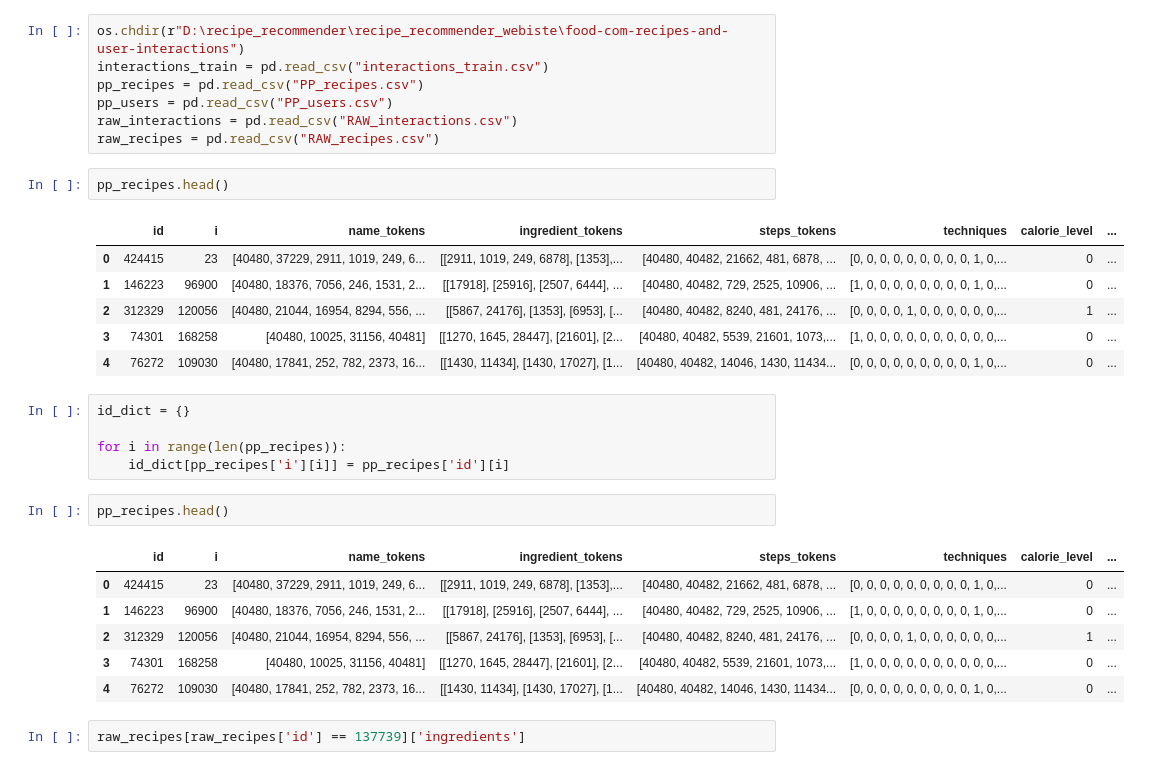
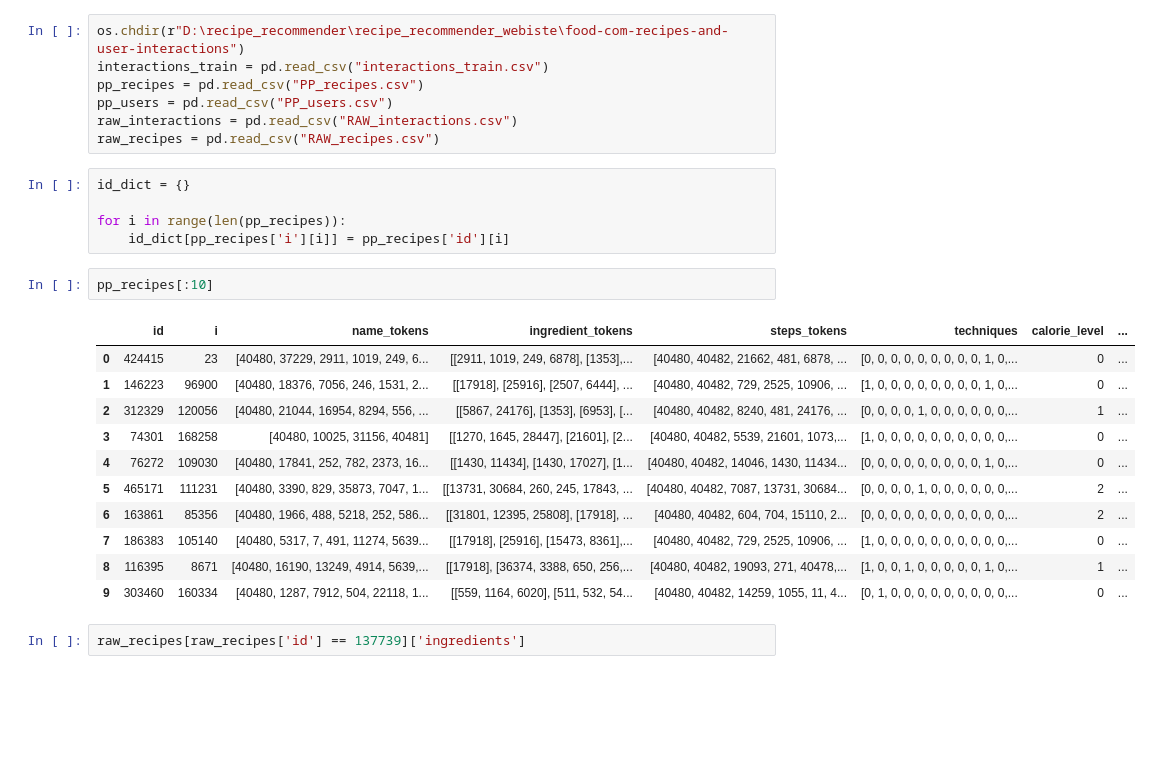
Before and after one commit to robertturro/Recipe-Recommender, a Jupyter notebook: data_preprocessing.ipynb, the cells around one changed output. Drawn from its saved outputs; the diff is of its cells as text; blank space fills up the shorter version.

```diff
--- a/data_preprocessing.ipynb
+++ b/data_preprocessing.ipynb
@@ -26,29 +27,25 @@ pp_recipes = pd.read_csv("PP_recipes.csv")
 pp_users = pd.read_csv("PP_users.csv")
 raw_interactions = pd.read_csv("RAW_interactions.csv")
 raw_recipes = pd.read_csv("RAW_recipes.csv")
-# %%
-pp_recipes.head()
-# %% [output]
-|  | id | i | name_tokens | ingredient_tokens | steps_tokens | techniques | calorie_level | ... |
-| 0 | 424415 | 23 | [40480, 37229, 2911, 1019, 249, 6... | [[2911, 1019, 249, 6878], [1353],... | [40480, 40482, 21662, 481, 6878, ... | [0, 0, 0, 0, 0, 0, 0, 0, 0, 1, 0,... | 0 | ... |
-| 1 | 146223 | 96900 | [40480, 18376, 7056, 246, 1531, 2... | [[17918], [25916], [2507, 6444], ... | [40480, 40482, 729, 2525, 10906, ... | [1, 0, 0, 0, 0, 0, 0, 0, 0, 1, 0,... | 0 | ... |
-| 2 | 312329 | 120056 | [40480, 21044, 16954, 8294, 556, ... | [[5867, 24176], [1353], [6953], [... | [40480, 40482, 8240, 481, 24176, ... | [0, 0, 0, 0, 1, 0, 0, 0, 0, 0, 0,... | 1 | ... |
-| 3 | 74301 | 168258 | [40480, 10025, 31156, 40481] | [[1270, 1645, 28447], [21601], [2... | [40480, 40482, 5539, 21601, 1073,... | [1, 0, 0, 0, 0, 0, 0, 0, 0, 0, 0,... | 0 | ... |
-| 4 | 76272 | 109030 | [40480, 17841, 252, 782, 2373, 16... | [[1430, 11434], [1430, 17027], [1... | [40480, 40482, 14046, 1430, 11434... | [0, 0, 0, 0, 0, 0, 0, 0, 0, 1, 0,... | 0 | ... |
 # %%
 id_dict = {}
 
 for i in range(len(pp_recipes)):
     id_dict[pp_recipes['i'][i]] = pp_recipes['id'][i]
 # %%
-pp_recipes.head()
+pp_recipes[:10]
 # %% [output]
 |  | id | i | name_tokens | ingredient_tokens | steps_tokens | techniques | calorie_level | ... |
 | 0 | 424415 | 23 | [40480, 37229, 2911, 1019, 249, 6... | [[2911, 1019, 249, 6878], [1353],... | [40480, 40482, 21662, 481, 6878, ... | [0, 0, 0, 0, 0, 0, 0, 0, 0, 1, 0,... | 0 | ... |
 | 1 | 146223 | 96900 | [40480, 18376, 7056, 246, 1531, 2... | [[17918], [25916], [2507, 6444], ... | [40480, 40482, 729, 2525, 10906, ... | [1, 0, 0, 0, 0, 0, 0, 0, 0, 1, 0,... | 0 | ... |
 | 2 | 312329 | 120056 | [40480, 21044, 16954, 8294, 556, ... | [[5867, 24176], [1353], [6953], [... | [40480, 40482, 8240, 481, 24176, ... | [0, 0, 0, 0, 1, 0, 0, 0, 0, 0, 0,... | 1 | ... |
 | 3 | 74301 | 168258 | [40480, 10025, 31156, 40481] | [[1270, 1645, 28447], [21601], [2... | [40480, 40482, 5539, 21601, 1073,... | [1, 0, 0, 0, 0, 0, 0, 0, 0, 0, 0,... | 0 | ... |
 | 4 | 76272 | 109030 | [40480, 17841, 252, 782, 2373, 16... | [[1430, 11434], [1430, 17027], [1... | [40480, 40482, 14046, 1430, 11434... | [0, 0, 0, 0, 0, 0, 0, 0, 0, 1, 0,... | 0 | ... |
+| 5 | 465171 | 111231 | [40480, 3390, 829, 35873, 7047, 1... | [[13731, 30684, 260, 245, 17843, ... | [40480, 40482, 7087, 13731, 30684... | [0, 0, 0, 0, 1, 0, 0, 0, 0, 0, 0,... | 2 | ... |
+| 6 | 163861 | 85356 | [40480, 1966, 488, 5218, 252, 586... | [[31801, 12395, 25808], [17918], ... | [40480, 40482, 604, 704, 15110, 2... | [0, 0, 0, 0, 0, 0, 0, 0, 0, 0, 0,... | 2 | ... |
+| 7 | 186383 | 105140 | [40480, 5317, 7, 491, 11274, 5639... | [[17918], [25916], [15473, 8361],... | [40480, 40482, 729, 2525, 10906, ... | [1, 0, 0, 0, 0, 0, 0, 0, 0, 0, 0,... | 0 | ... |
+| 8 | 116395 | 8671 | [40480, 16190, 13249, 4914, 5639,... | [[17918], [36374, 3388, 650, 256,... | [40480, 40482, 19093, 271, 40478,... | [1, 0, 0, 1, 0, 0, 0, 0, 0, 1, 0,... | 1 | ... |
+| 9 | 303460 | 160334 | [40480, 1287, 7912, 504, 22118, 1... | [[559, 1164, 6020], [511, 532, 54... | [40480, 40482, 14259, 1055, 11, 4... | [0, 1, 0, 0, 0, 0, 0, 0, 0, 0, 0,... | 0 | ... |
 # %%
 raw_recipes[raw_recipes['id'] == 137739]['ingredients']
 # %% [output]
```
Also changed, not shown: parts of 15 cells of this notebook.
